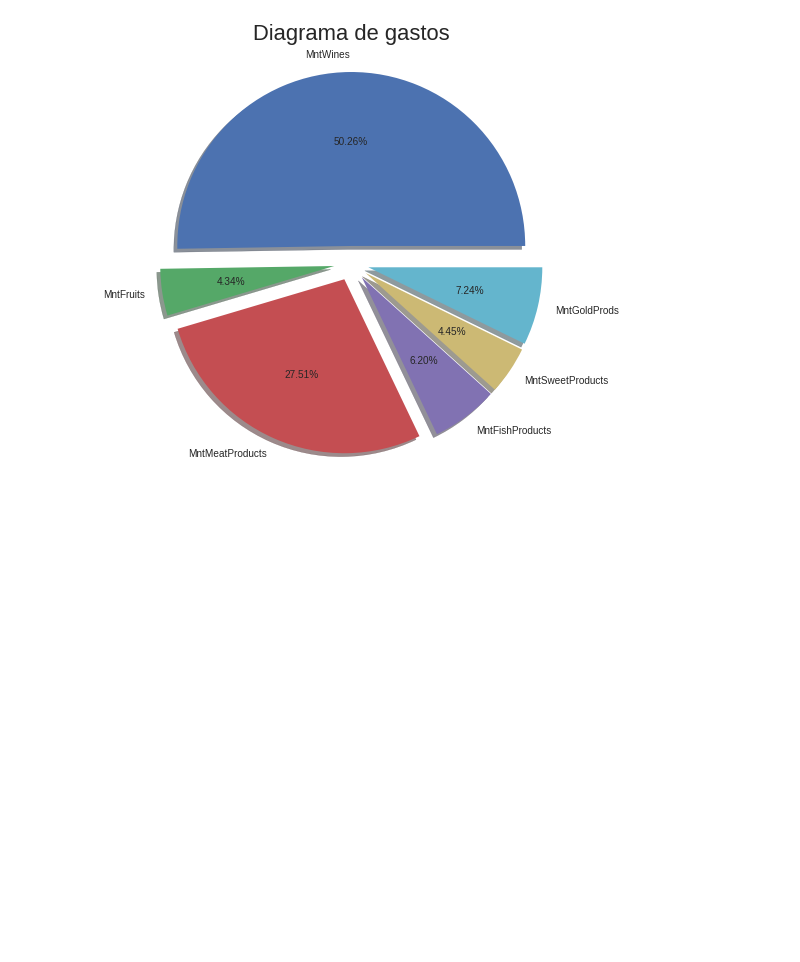
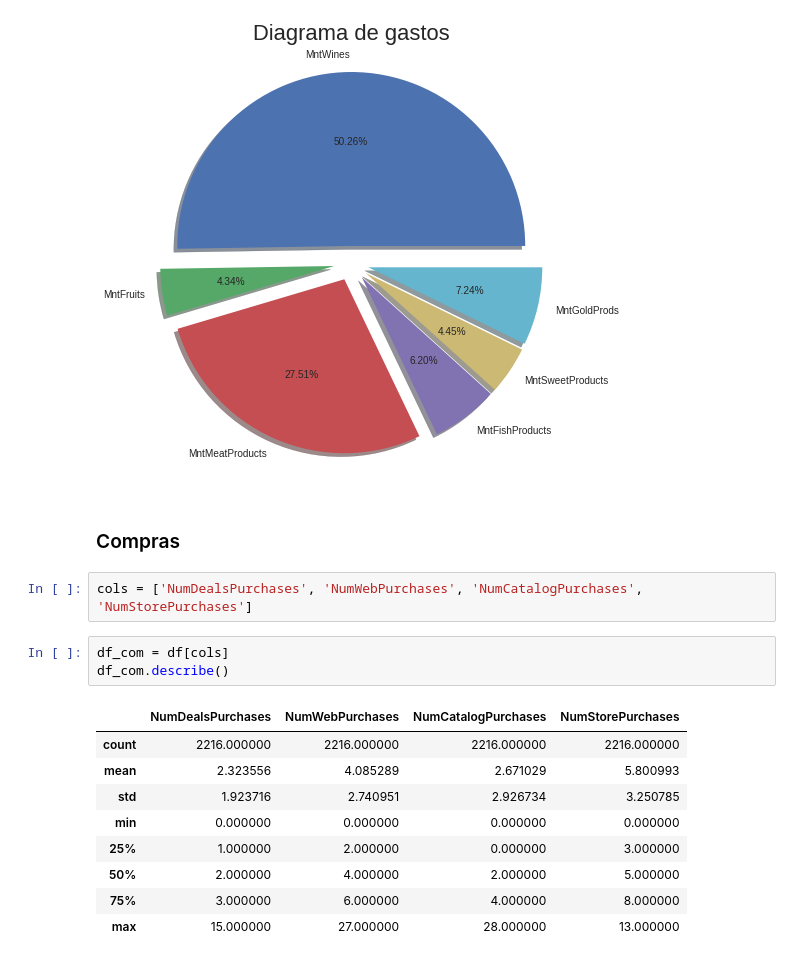
Before and after one commit to oscarteran/Clustering_Algorithm, a Jupyter notebook: EDA_Marketing.ipynb, the cells around one changed output. Saved outputs shown, nothing was run; the diff lists cells and outputs as text; blank space fills up the shorter version.

```diff
--- a/EDA_Marketing.ipynb
+++ b/EDA_Marketing.ipynb
@@ -196,3 +196,20 @@ plt.title('Diagrama de gastos', fontsize=22)
 plt.show()
 # %% [output]
 [figure]
+# %% [markdown]
+### Compras
+# %%
+cols = ['NumDealsPurchases', 'NumWebPurchases', 'NumCatalogPurchases', 'NumStorePurchases']
+# %%
+df_com = df[cols]
+df_com.describe()
+# %% [output]
+|  | NumDealsPurchases | NumWebPurchases | NumCatalogPurchases | NumStorePurchases |
+| count | 2216.000000 | 2216.000000 | 2216.000000 | 2216.000000 |
+| mean | 2.323556 | 4.085289 | 2.671029 | 5.800993 |
+| std | 1.923716 | 2.740951 | 2.926734 | 3.250785 |
+| min | 0.000000 | 0.000000 | 0.000000 | 0.000000 |
+| 25% | 1.000000 | 2.000000 | 0.000000 | 3.000000 |
+| 50% | 2.000000 | 4.000000 | 2.000000 | 5.000000 |
+| 75% | 3.000000 | 6.000000 | 4.000000 | 8.000000 |
+| max | 15.000000 | 27.000000 | 28.000000 | 13.000000 |
```
Also changed, not shown: parts of 3 cells of this notebook.
